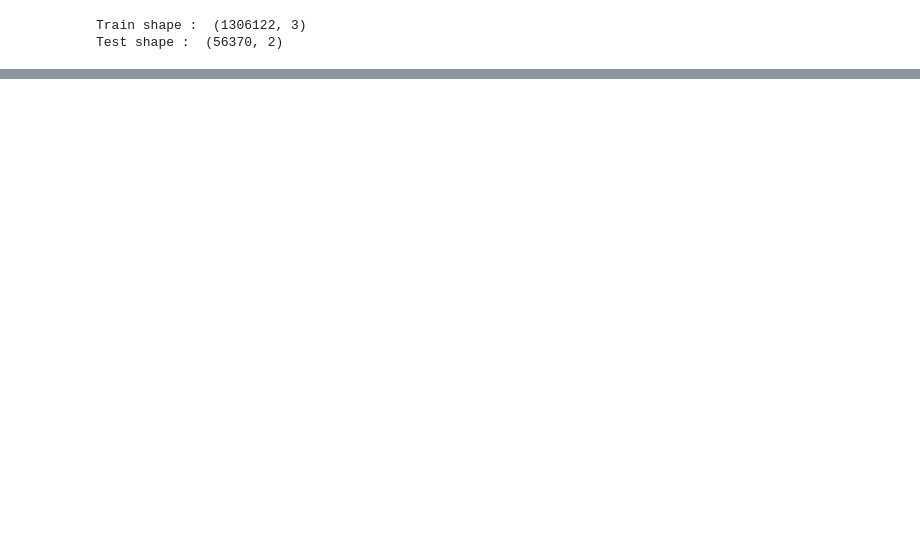
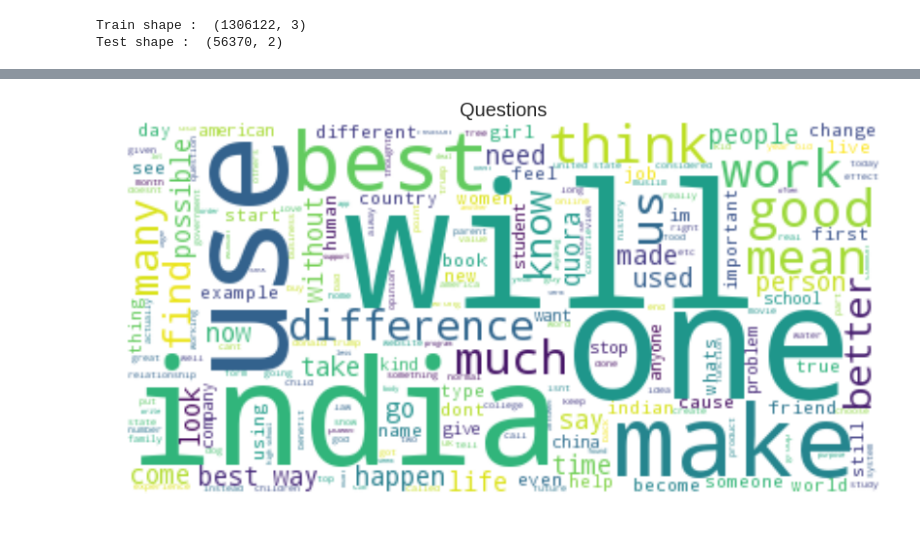
Before and after one commit to sanghamitra23/python_basic, a Jupyter notebook: Quora_Classification.ipynb, the cells around one changed output, grey strips where cells are left out. Saved outputs shown, nothing was run; the diff lists cells and outputs as text; code cells hidden in the pictures; blank space fills up the shorter version.

```diff
--- a/Quora_Classification.ipynb
+++ b/Quora_Classification.ipynb
@@ -96,0 +140,14 @@ Test shape :  (56370, 2)
+# %%
+np.random.seed(321)
+sns.set(rc={'figure.figsize':(14,8)})
+reviews = ' '.join(train_df['question_text'].tolist())
+
+wordcloud = WordCloud(background_color="white").generate(reviews)
+plt.figure()
+plt.imshow(wordcloud, interpolation="bilinear")
+plt.axis("off")
+plt.margins(x=0, y=0)
+plt.title('Questions',size=20)
+plt.show()
+# %% [output]
+[figure, added]
```
Also changed, not shown: parts of 12 cells of this notebook.
